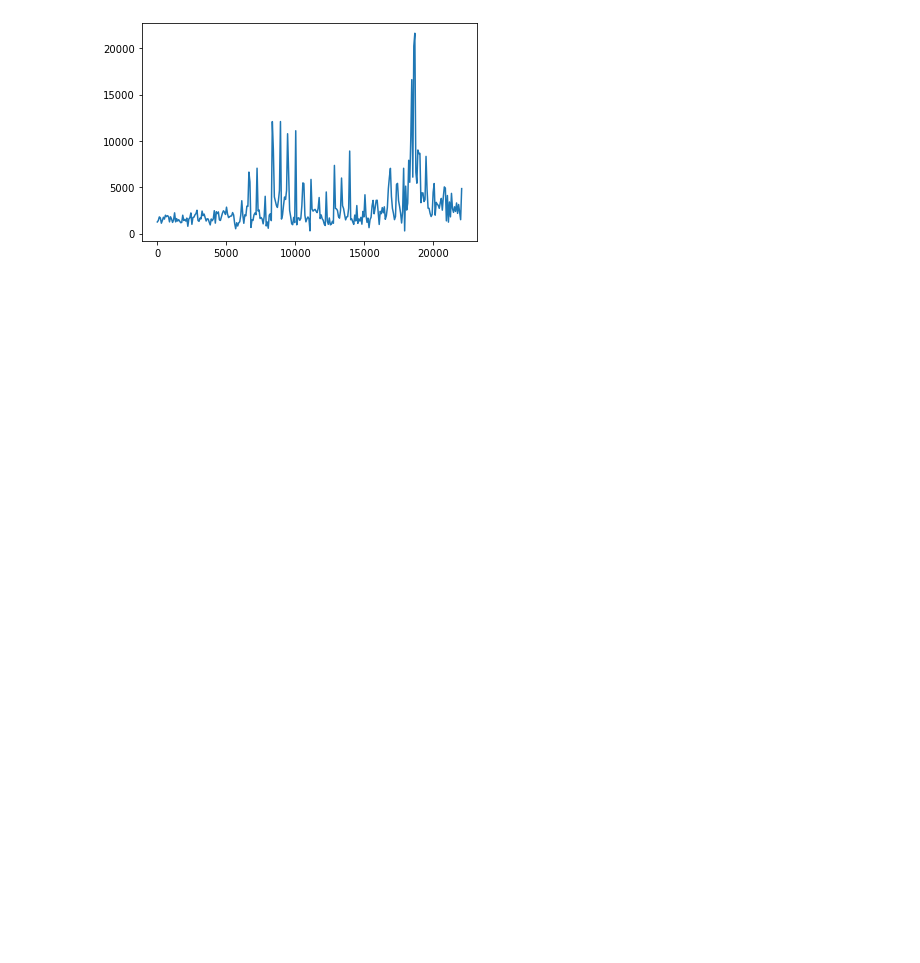
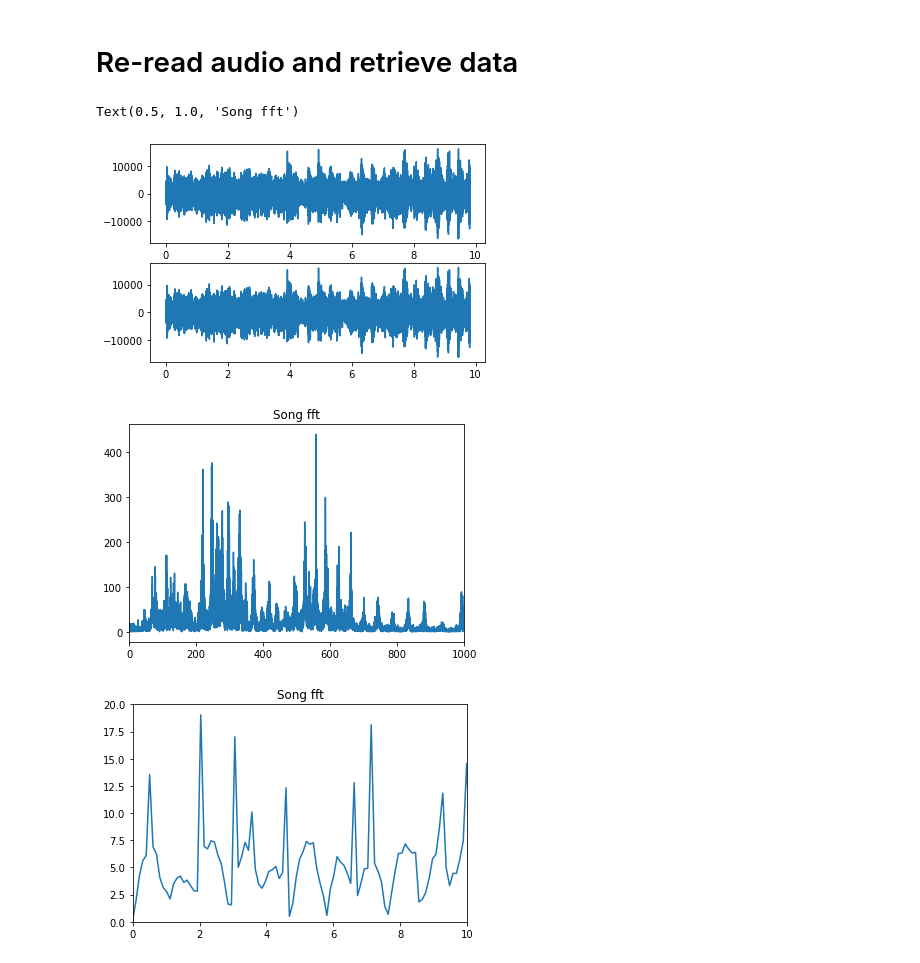
Before and after one commit to Carciax/EEE4114F-PRJ, a Jupyter notebook: Experimenting.ipynb, the cells around one changed output. Cells and saved outputs as stored; diff of their text form; code cells hidden in the pictures; blank space fills up the shorter version.

```diff
--- a/Experimenting.ipynb
+++ b/Experimenting.ipynb
@@ -5,0 +47,19 @@
+# %%
+img_data = [0,1,0,0,1,0,1,1,0,1,0,0,0,1,1]
+# img_data = [0,0,0,0,0,0,0,0,0,0,0,0,0,0,0]
+ampl = 15
+img = 0 * t;
+neg_audio = 0 * t
+for i in range(len(img_data)):
+    img += img_data[i] * ampl * np.sin(f[5*i] * 2.0*np.pi*t)
+
+plt.figure()
+plt.plot(t, img)
+plt.title('Image audio')
+
+imgf = scipy.fftpack.fft(img)
+
+plt.figure()
+plt.plot(f, 2.0/N * np.abs(imgf[:N//2]))
+plt.xlim([0, 10])
+plt.title('Image fft')
@@ -6,22 +99,38 @@
+# %% [markdown]
+# Re-read audio and retrieve data
 # %%
 import numpy as np
 import matplotlib.pyplot as plt
 import scipy.fftpack
 from scipy.io import wavfile
 
-fs, data = wavfile.read('bumblebee_small.wav')
-y = data[:,1]
+fs, data = wavfile.read('bumblebee_small_aug.wav')
+audio_aug = data[:,1]
 
-# Number of samplepoints
-N = len(x)
-# sample spacing
-T = 1.0 / fs
-x = np.linspace(0.0, N*T, N)
-yf = scipy.fftpack.fft(y)
-xf = np.linspace(0.0, 1.0/(2.0*T), N//2)
+N = len(audio_aug)
+T = 1/fs
+t = np.linspace(0.0, N*T, N)
 
-fig, ax = plt.subplots()
-ax.plot(xf, 2.0/N * np.abs(yf[:N//2]))
-plt.show()
+plt.subplot(2, 1, 1)
+plt.plot(t, audio_aug)
+plt.subplot(2, 1, 2)
+plt.plot(t, img_audio)
+
+audio_augf = scipy.fftpack.fft(audio_aug)
+f = np.linspace(0.0, 1.0/(2.0*T), N//2)
+
+plt.figure()
+plt.plot(f, 2.0/N * np.abs(audio_augf[:N//2]))
+plt.xlim([0,1000])
+plt.title('Song fft')
+
+plt.figure()
+plt.plot(f, 2.0/N * np.abs(audio_augf[:N//2]))
+plt.xlim([0,10])
+plt.ylim([0,20])
+plt.title('Song fft')
 # %% [output]
+Text(0.5, 1.0, 'Song fft')
-[figure, old version]
+[figure, new version]
+[figure, added]
+[figure, added]
```
Also changed, not shown: parts of 7 cells of this notebook, 5 other files.
